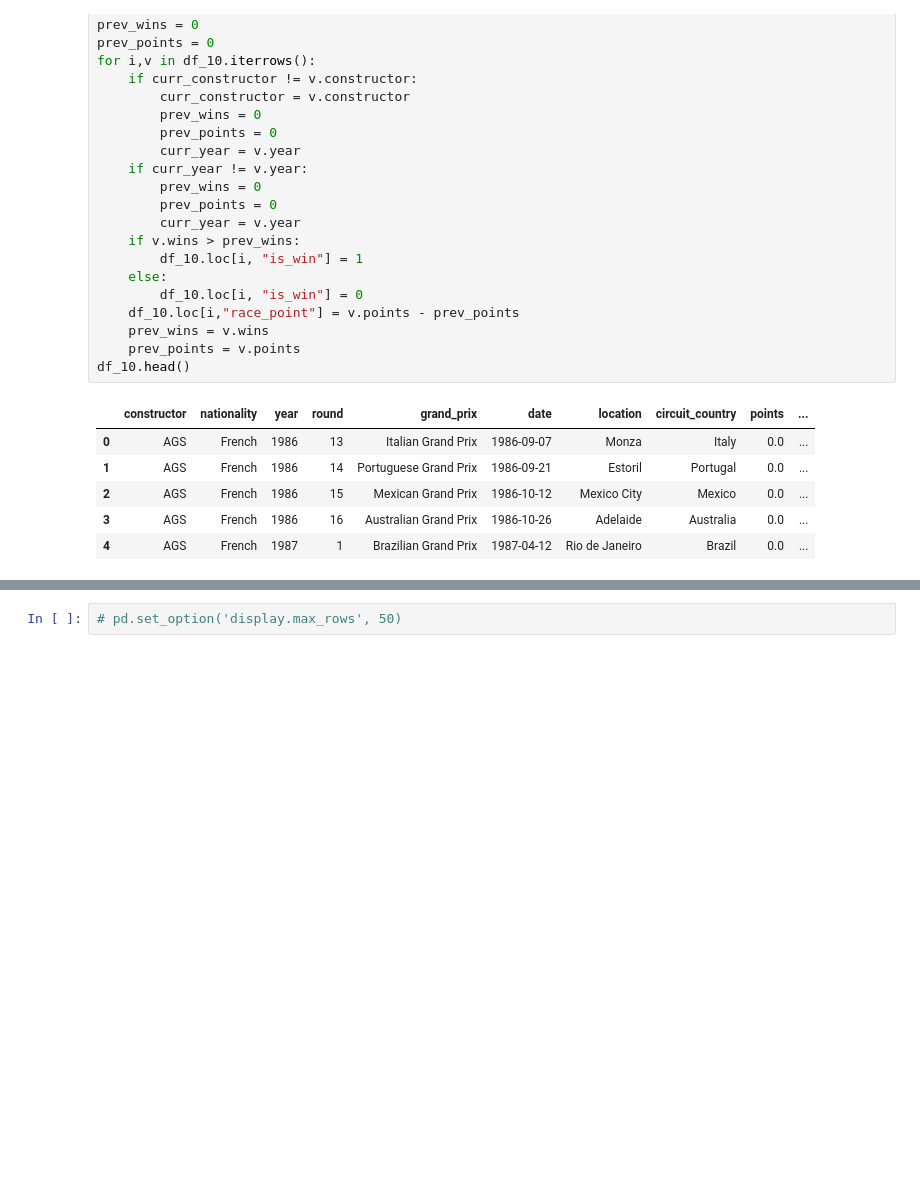
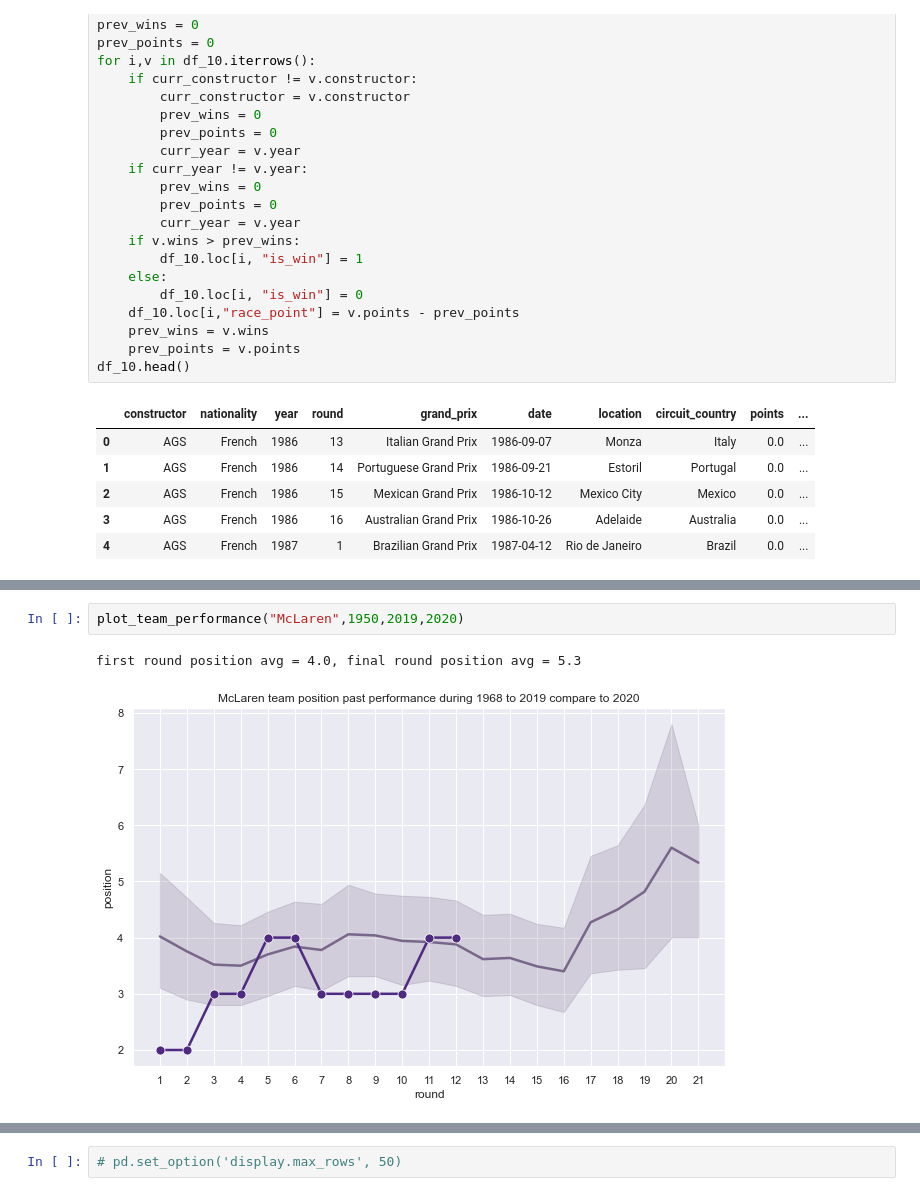
Before and after one commit to snn2spade/scb_challenge, a Jupyter notebook: scb_challenge.ipynb, the cells around one changed output, grey strips where cells are left out. Drawn from its saved outputs; the diff is of its cells as text; blank space fills up the shorter version.

```diff
--- a/scb_challenge.ipynb
+++ b/scb_challenge.ipynb
@@ -487,0 +595,5 @@ df_10.head()
+# %%
+plot_team_performance("McLaren",1950,2019,2020)
+# %% [output]
+first round position avg = 4.0, final round position avg = 5.3
+[figure, added]
```
Also changed, not shown: parts of 69 cells of this notebook.
